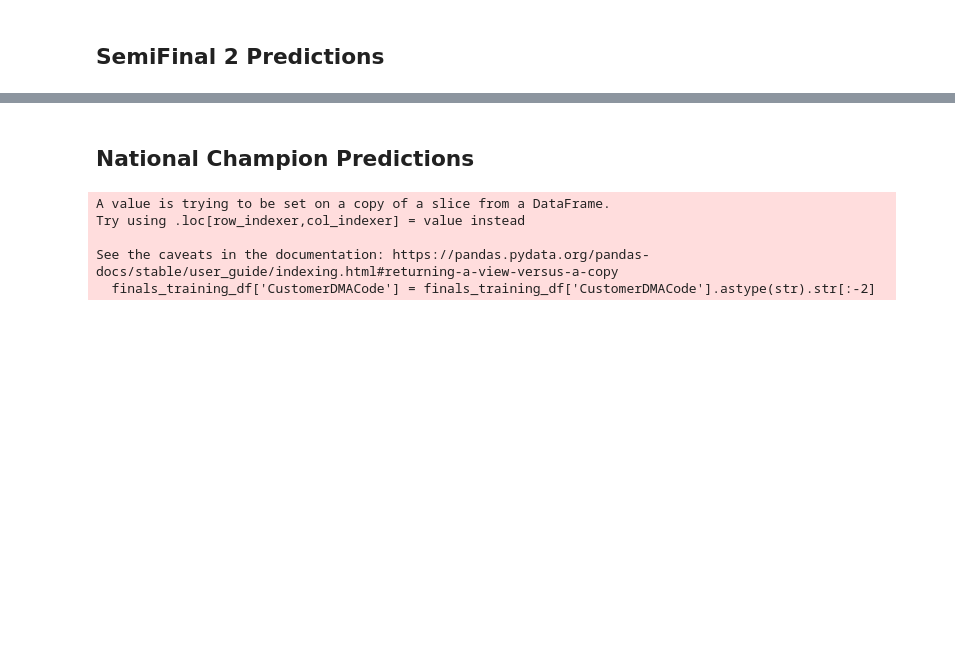
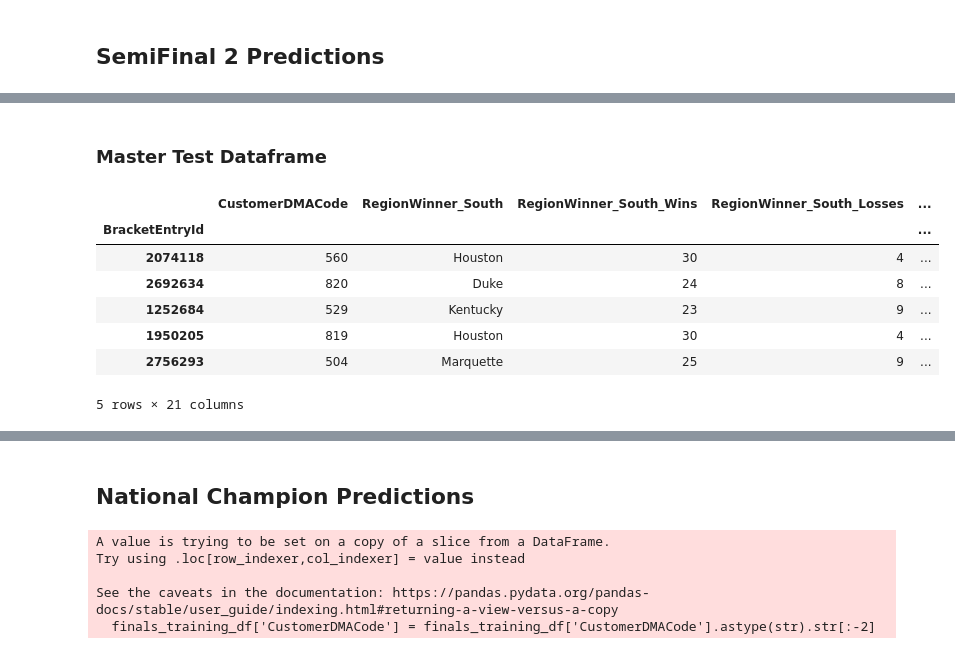
Before and after one commit to Vishnuanand77/Crossroads-Classic-Analytics-Challenge-Learning-Machine, a Jupyter notebook: Catboost.ipynb, the cells around one changed output, grey strips where cells are left out. Drawn from its saved outputs; the diff is of its cells as text; code cells hidden in the pictures; blank space fills up the shorter version.

```diff
--- a/Catboost.ipynb
+++ b/Catboost.ipynb
@@ -409,0 +388,58 @@ See the caveats in the documentation: https://pandas.pydata.org/pandas-docs/stab
+# %% [markdown]
+### Master Test Dataframe
+# %%
+bracket_test_semifinal2 = bracket_test[['CustomerDMACode', 'RegionWinner_South', 'RegionWinner_Midwest', 'SemifinalWinner_South_Midwest', 'BracketEntryId', 'NCAACustomerRecordCreated', 'BracketEntryCreatedDate']]
+bracket_test_semifinal2['CustomerDMACode'] = bracket_test_semifinal2['CustomerDMACode'].astype(str).str[:-2]
+bracket_test_semifinal2['BracketEntryCreatedDate'] = bracket_test_semifinal2['BracketEntryCreatedDate'].astype(str).str.split(' ').str[0]
+
+# Convert to datetime
+bracket_test_semifinal2['BracketEntryCreatedDate'] = pd.to_datetime(bracket_test_semifinal2['BracketEntryCreatedDate'], infer_datetime_format=True, errors='coerce')
+bracket_test_semifinal2['NCAACustomerRecordCreated'] = pd.to_datetime(bracket_test_semifinal2['NCAACustomerRecordCreated'], infer_datetime_format=True, errors='coerce')
+
+# Calculate the number of months between the two dates
+bracket_test_semifinal2['MonthsBetween'] = ((bracket_test_semifinal2['BracketEntryCreatedDate'].dt.year - bracket_test_semifinal2['NCAACustomerRecordCreated'].dt.year) * 12 +
+                                        (bracket_test_semifinal2['BracketEntryCreatedDate'].dt.month - bracket_test_semifinal2['NCAACustomerRecordCreated'].dt.month))
+
+# Merge additional data for RegionWinner_South
+bracket_test_semifinal2 = bracket_test_semifinal2.merge(
+    institutions[['InstitutionName', 'RegularSeasonWins', 'RegularSeasonLosses', 'RegularSeasonAverageAttendance', 'RegularSeasonAverageScore', 'InstitutionEnrollment_Male', 'InstitutionEnrollment_Female']],
+    left_on='RegionWinner_South', right_on='InstitutionName', how='left'
+).rename(columns={'RegularSeasonWins': 'RegionWinner_South_Wins', 'RegularSeasonLosses': 'RegionWinner_South_Losses',
+                  'RegularSeasonAverageAttendance': 'RegionWinner_South_AvgAttendance', 'RegularSeasonAverageScore': 'RegionWinner_South_AvgScore',
+                  'InstitutionEnrollment_Male': 'RegionWinner_South_Enrollment_Male', 'InstitutionEnrollment_Female': 'RegionWinner_South_Enrollment_Female'}).drop(columns='InstitutionName')
+
+# Merge additional data for RegionWinner_Midwest
+bracket_test_semifinal2 = bracket_test_semifinal2.merge(
+    institutions[['InstitutionName', 'RegularSeasonWins', 'RegularSeasonLosses', 'RegularSeasonAverageAttendance', 'RegularSeasonAverageScore', 'InstitutionEnrollment_Male', 'InstitutionEnrollment_Female']],
+    left_on='RegionWinner_Midwest', right_on='InstitutionName', how='left'
+).rename(columns={'RegularSeasonWins': 'RegionWinner_Midwest_Wins', 'RegularSeasonLosses': 'RegionWinner_Midwest_Losses',
+                  'RegularSeasonAverageAttendance': 'RegionWinner_Midwest_AvgAttendance', 'RegularSeasonAverageScore': 'RegionWinner_Midwest_AvgScore',
+                  'InstitutionEnrollment_Male': 'RegionWinner_Midwest_Enrollment_Male', 'InstitutionEnrollment_Female': 'RegionWinner_Midwest_Enrollment_Female'}).drop(columns='InstitutionName')
+
+# Calculate win-loss ratio for RegionWinner_South
+bracket_test_semifinal2['RegionWinner_South_WinLossRatio'] = bracket_test_semifinal2['RegionWinner_South_Wins'] / (bracket_test_semifinal2['RegionWinner_South_Losses'] + 1e-9)
+
+# Calculate win-loss ratio for RegionWinner_Midwest
+bracket_test_semifinal2['RegionWinner_Midwest_WinLossRatio'] = bracket_test_semifinal2['RegionWinner_Midwest_Wins'] / (bracket_test_semifinal2['RegionWinner_Midwest_Losses'] + 1e-9)
+
+# Rearrange columns to group RegionWinner_South and RegionWinner_Midwest columns together
+bracket_test_semifinal2 = bracket_test_semifinal2[['CustomerDMACode', 'RegionWinner_South', 'RegionWinner_South_Wins', 'RegionWinner_South_Losses', 'RegionWinner_South_WinLossRatio',
+                                           'RegionWinner_South_AvgAttendance', 'RegionWinner_South_AvgScore', 'RegionWinner_South_Enrollment_Male', 'RegionWinner_South_Enrollment_Female',
+                                           'RegionWinner_Midwest', 'RegionWinner_Midwest_Wins', 'RegionWinner_Midwest_Losses', 'RegionWinner_Midwest_WinLossRatio',
+                                           'RegionWinner_Midwest_AvgAttendance', 'RegionWinner_Midwest_AvgScore', 'RegionWinner_Midwest_Enrollment_Male', 'RegionWinner_Midwest_Enrollment_Female',
+                                           'SemifinalWinner_South_Midwest', 'BracketEntryId', 'NCAACustomerRecordCreated', 'BracketEntryCreatedDate', 'MonthsBetween']]
+
+# Set BracketEntryId as index
+bracket_test_semifinal2.set_index('BracketEntryId', inplace=True)
+
+# Display first few rows
+bracket_test_semifinal2.head()
+# %% [output]
+|  | CustomerDMACode | RegionWinner_South | RegionWinner_South_Wins | RegionWinner_South_Losses | ... |
+| BracketEntryId |  |  |  |  | ... |
+| 2074118 | 560 | Houston | 30 | 4 | ... |
+| 2692634 | 820 | Duke | 24 | 8 | ... |
+| 1252684 | 529 | Kentucky | 23 | 9 | ... |
+| 1950205 | 819 | Houston | 30 | 4 | ... |
+| 2756293 | 504 | Marquette | 25 | 9 | ... |
+5 rows × 21 columns
```
Also changed, not shown: parts of 20 cells of this notebook.
